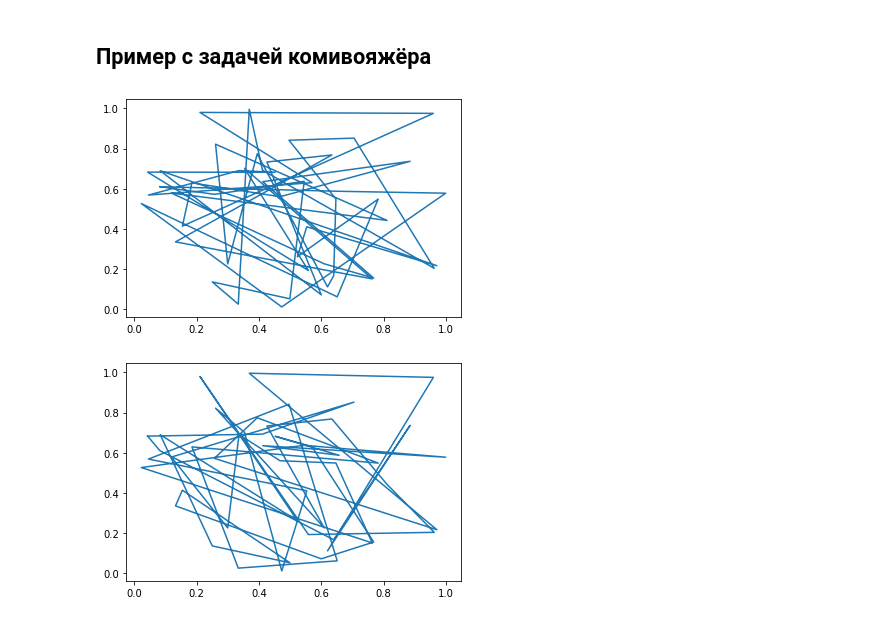
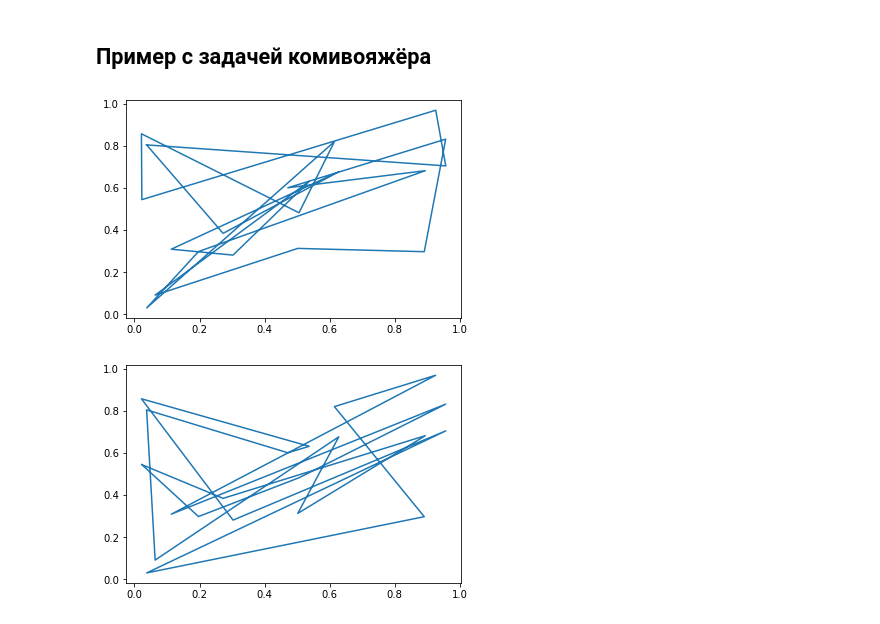
Before and after one commit to dluciv/lections-everywhere, a Jupyter notebook: jupyter-notebooks/12.EvoAlgo/Custom_PyGAD_example.ipynb, the cells around one changed output. Saved outputs shown, nothing was run; the diff lists cells and outputs as text; code cells hidden in the pictures.

```diff
--- a/jupyter-notebooks/12.EvoAlgo/Custom_PyGAD_example.ipynb
+++ b/jupyter-notebooks/12.EvoAlgo/Custom_PyGAD_example.ipynb
@@ -8,33 +8,33 @@ import matplotlib.pyplot as plt
 import random
 %matplotlib inline
 # %%
-POP_SIZE = 200
-POINT_NUM = 50
+POP_SIZE = 50
+POINT_NUM = 20
 GEN_NUM = 500
 
 shop_coordinates = numpy.random.uniform(size=(POINT_NUM, 2))
 
 def plot_solution(solution):
     plt.plot(
         *tuple(
             [
                 shop_coordinates[solution[i], k]
                 for i in list(range(len(solution))) + [0]
             ]
             for k in range(2)
         )
     )
 
 initial_pop = [list(range(POINT_NUM)) for _ in range(POP_SIZE)]
 for l in initial_pop:
     random.shuffle(l)
 
 plot_solution(initial_pop[0])
 plt.show()
 plot_solution(initial_pop[1])
 # %% [output]
-[figure, old version]
+[figure, new version]
-[figure, old version]
+[figure, new version]
 # %%
 def crossover_func(parents, offspring_size, ga_instance):
     offspring = parents[0].copy() # копия мамы
```
Also changed, not shown: parts of 2 cells of this notebook, 1 other file.
